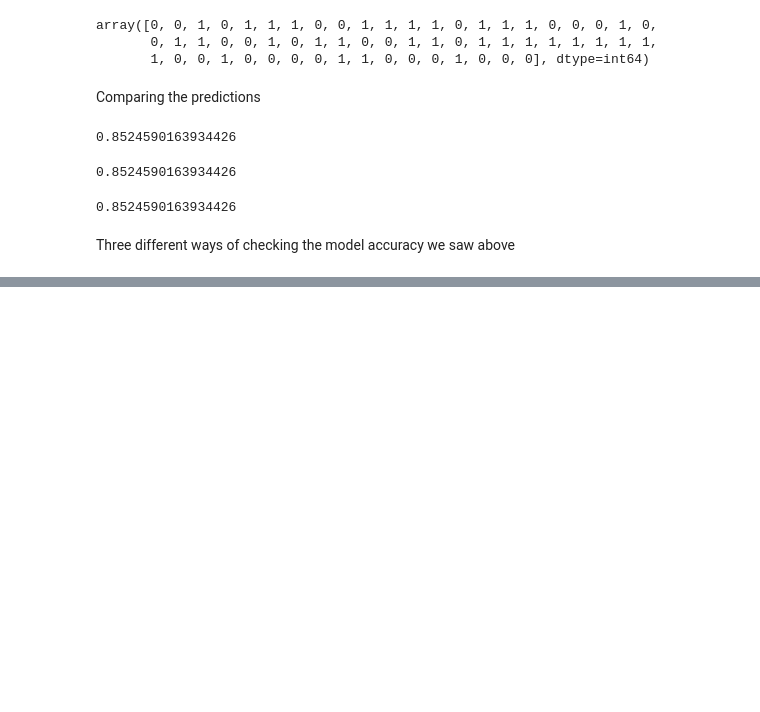
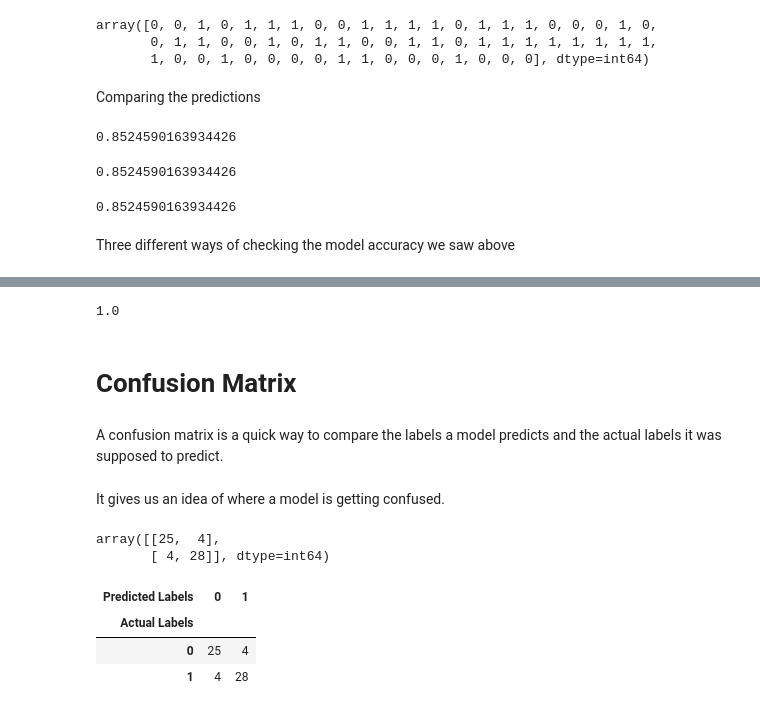
Before and after one commit to bishal5917/SK_Model, a Jupyter notebook: Scikit.ipynb, the cells around one changed output, grey strips where cells are left out. Saved outputs shown, nothing was run; the diff lists cells and outputs as text; code cells hidden in the pictures; blank space fills up the shorter version.

Commit message:
confusion matrix

```diff
--- a/Scikit.ipynb
+++ b/Scikit.ipynb
@@ -994,0 +993,31 @@ Plot_ROC(fpr,tpr)
+# %%
+#perfect auc score
+from sklearn.metrics import roc_auc_score
+
+roc_auc_score(y_test,y_test)
+# %% [output]
+1.0
+# %% [markdown]
+# Confusion Matrix
+# %% [markdown]
+A confusion matrix is a quick way to compare the labels a model predicts and
+the actual labels it was supposed to predict.
+# %% [markdown]
+It gives us an idea of where a model is getting confused.
+# %%
+from sklearn.metrics import confusion_matrix
+
+y_preds=clf.predict(X_test)
+
+confusion_matrix(y_test,y_preds)
+# %% [output]
+array([[25,  4],
+       [ 4, 28]], dtype=int64)
+# %%
+pd.crosstab(y_test,y_preds,rownames=["Actual Labels"],
+                           colnames=["Predicted Labels"])
+# %% [output]
+| Predicted Labels | 0 | 1 |
+| Actual Labels |  |  |
+| 0 | 25 | 4 |
+| 1 | 4 | 28 |
```
Also changed, not shown: parts of 73 cells of this notebook.
